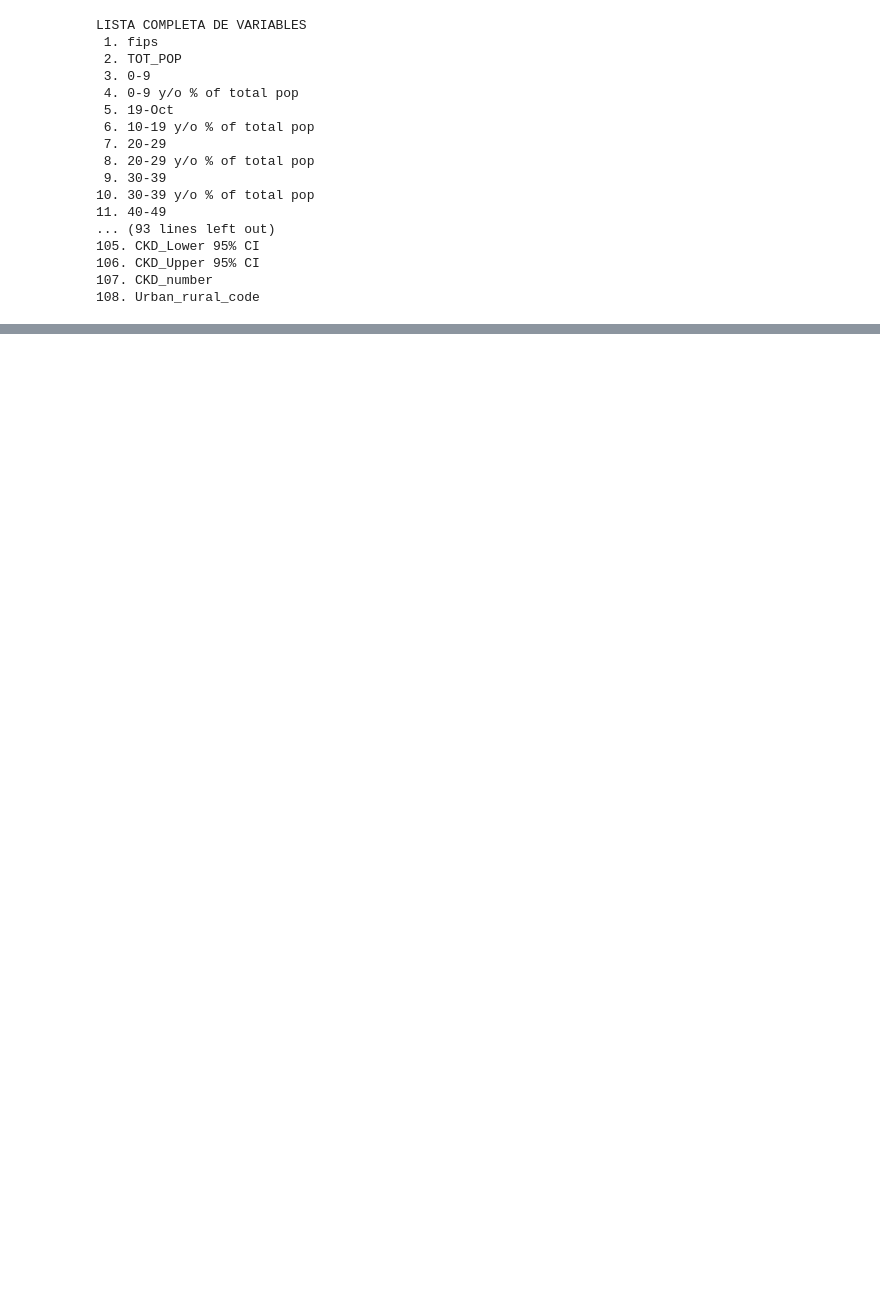
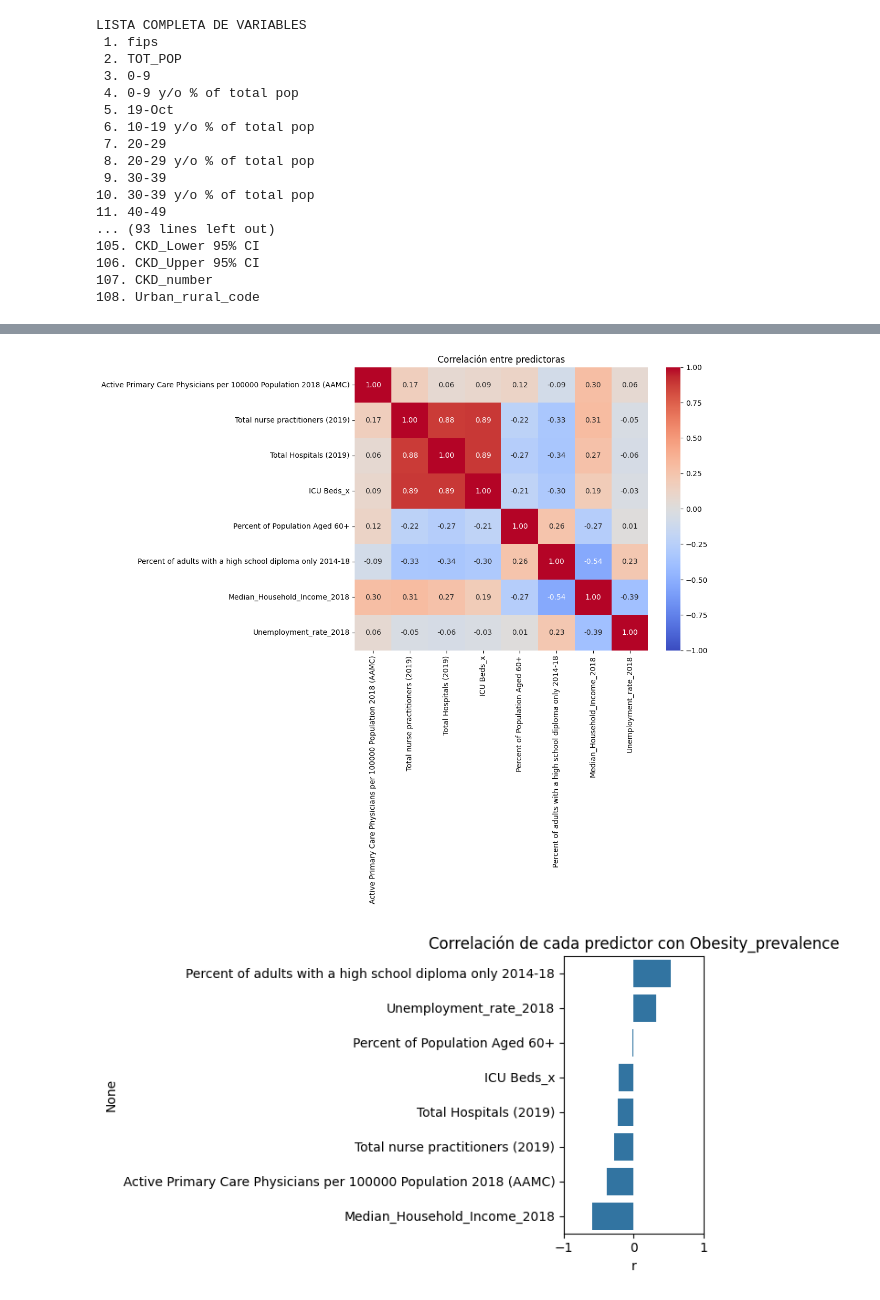
Before and after one commit to 4GeeksAcademy/AdriARE_Proyecto-regresion-lineal-lasso, a Jupyter notebook: src/explore.ipynb, the cells around one changed output, grey strips where cells are left out. Saved outputs shown, nothing was run; the diff lists cells and outputs as text; code cells hidden in the pictures; blank space fills up the shorter version.

Commit message:
Proyecto regresion lineal Lasso (EDA)

```diff
--- a/src/explore.ipynb
+++ b/src/explore.ipynb
@@ -126,0 +192,55 @@ VARIABLES SOCIO-DEMOGRÁFICAS (PREDICTORES):
+# %%
+# ANÁLISIS DE RELACIONES ENTRE VARIABLES
+sanitarias = [
+    "Active Primary Care Physicians per 100000 Population 2018 (AAMC)",
+    "Total nurse practitioners (2019)",
+    "Total Hospitals (2019)",
+    "ICU Beds_x"
+]
+
+sociodemo = [
+    "Percent of Population Aged 60+",
+    "Percent of adults with a high school diploma only 2014-18",
+    "Median_Household_Income_2018",
+    "Unemployment_rate_2018"
+]
+
+target = "Obesity_prevalence"
+
+predictors = sanitarias + sociodemo
+
+# Subset limpio
+df_sub = df[predictors + [target]].copy()
+
+# 1) Correlación entre predictoras (matriz) — identifica multicolinealidad
+plt.figure(figsize=(9,7))
+corr = df_sub[predictors].corr()
+sns.heatmap(corr, annot=True, fmt=".2f", cmap="coolwarm", vmin=-1, vmax=1)
+plt.title("Correlación entre predictoras")
+plt.show()
+
+# 2) Correlación predictoras vs target (barra ordenada) — prioriza features
+corr_with_target = df_sub[predictors + [target]].corr()[target].drop(target).sort_values(ascending=False)
+plt.figure(figsize=(7,4))
+sns.barplot(x=corr_with_target.values, y=corr_with_target.index)
+plt.title("Correlación de cada predictor con Obesity_prevalence")
+plt.xlabel("r")
+plt.xlim(-1,1)
+plt.tight_layout()
+plt.show()
+
+# 3) Scatter + regresión lineal simple: cada predictor vs target (visualización robusta)
+for col in predictors:
+    plt.figure(figsize=(5,4))
+    sns.regplot(data=df_sub, x=col, y=target, scatter_kws={'s':10, 'alpha':0.5}, line_kws={'lw':1})
+    plt.title(f"{col} vs {target}")
+    plt.tight_layout()
+    plt.show()
+
+# 4) Pairplot reducido (opcional: muestra relación entre predictors y target)
+sns.pairplot(df_sub[predictors + [target]], kind="reg", plot_kws={'scatter_kws':{'s':10, 'alpha':0.5}, 'line_kws':{'lw':1}})
+plt.suptitle("Pairplot reducido (predictors + target)", y=1.02)
+plt.show()
+# %% [output]
+[figure, added]
+[figure, added]
```
Also changed, not shown: parts of 7 cells of this notebook.
